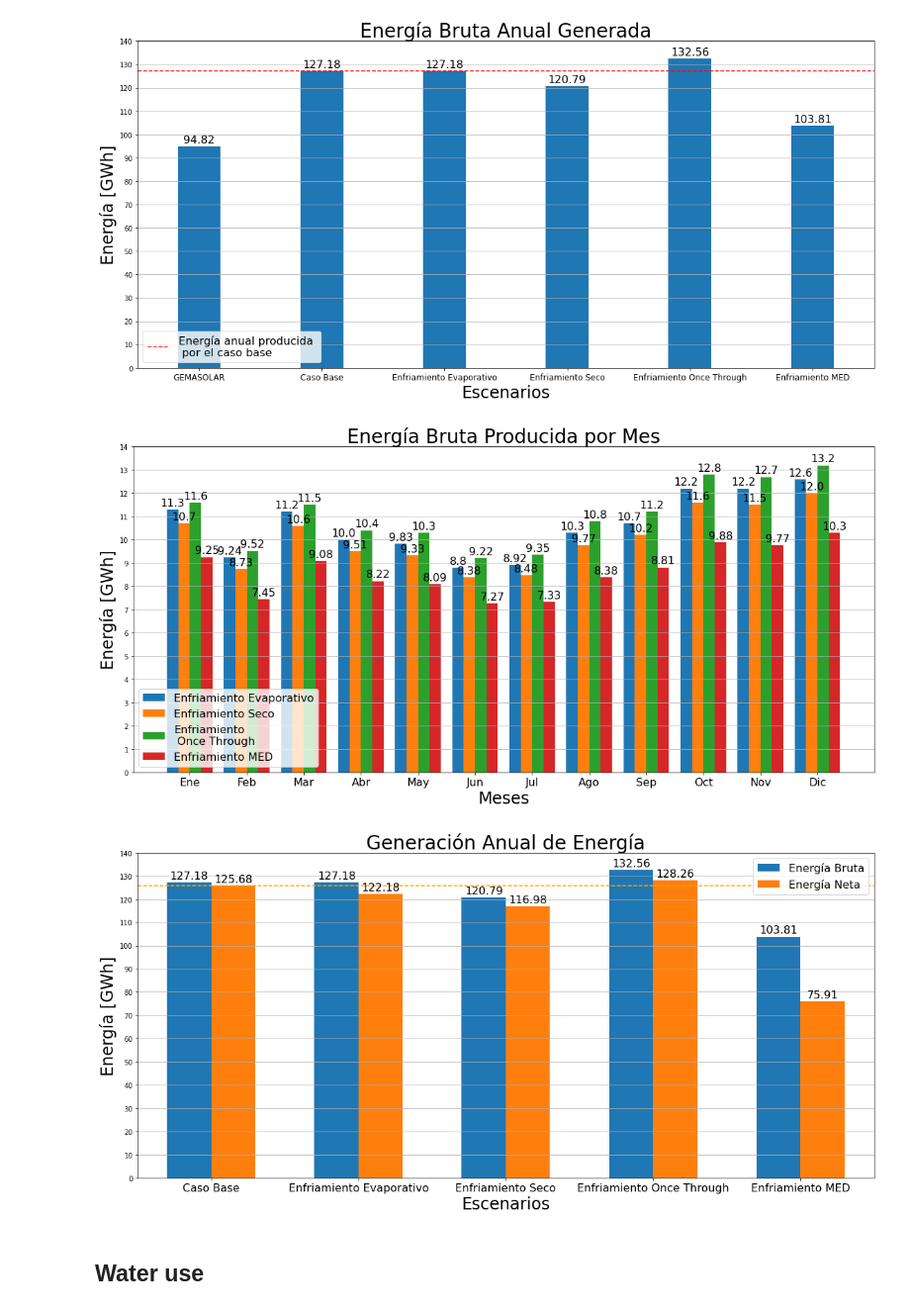
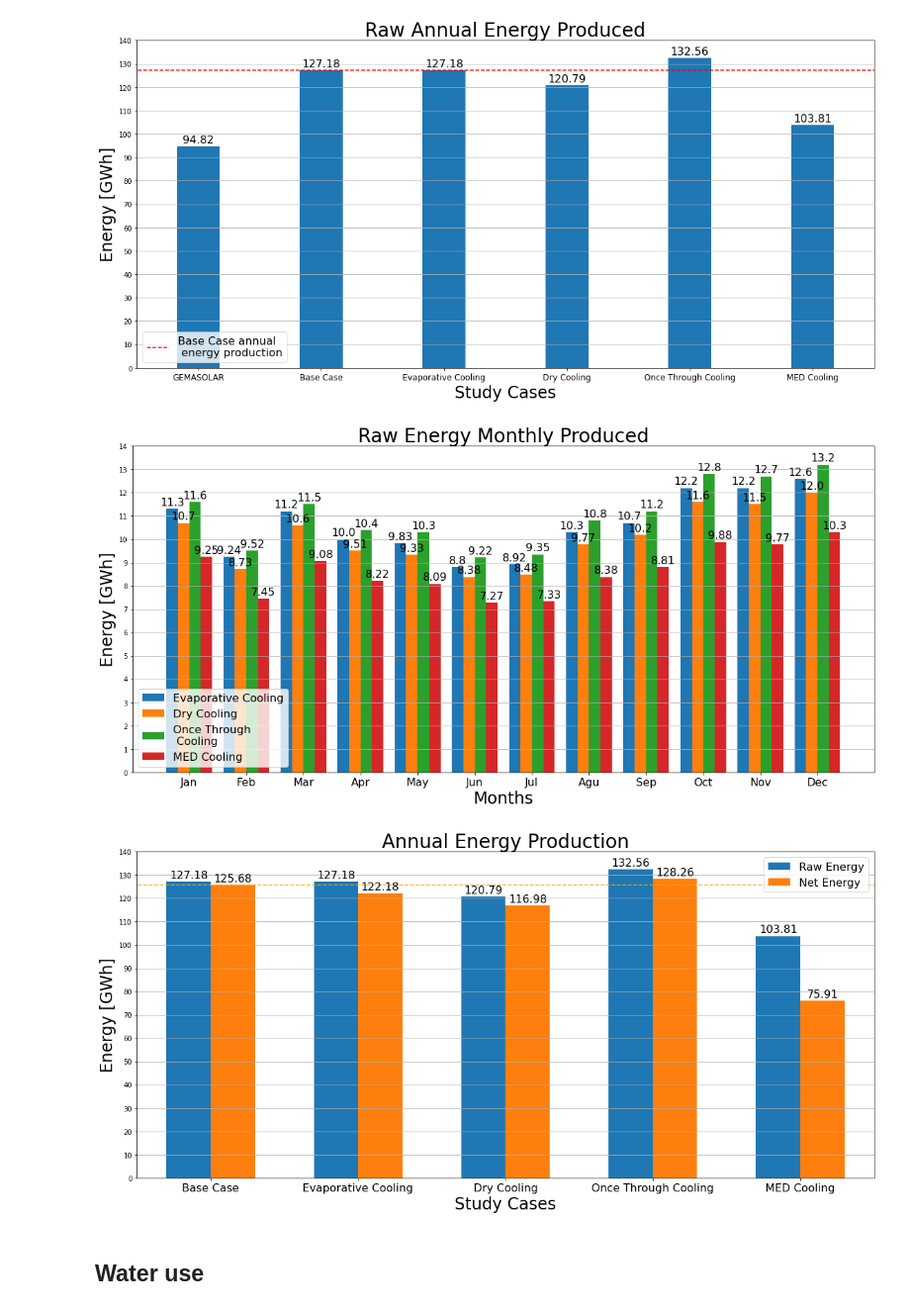
Before and after one commit to georgegacitua/CSP_data, a Jupyter notebook: CSP_comparison.ipynb, the cells around one changed output. Shown: that part at 99% size. Drawn from its saved outputs; the diff is of its cells as text; code cells hidden in the pictures.

```diff
--- a/CSP_comparison.ipynb
+++ b/CSP_comparison.ipynb
@@ -3,9 +3,8 @@ import numpy as np
 import matplotlib.pyplot as plt
 
 cases_data = np.genfromtxt("cases_comparation.csv", delimiter = ',', skip_header = 1)[:, 1:] / 1000000
-cases = ['GEMASOLAR', 'Caso Base', 'Enfriamiento Evaporativo', 'Enfriamiento Seco', 'Enfriamiento Once Through', 'Enfriamiento MED']
-months = ['Ene', 'Feb', 'Mar', 'Abr', 'May', 'Jun', 'Jul', 'Ago', 'Sep', 'Oct', 'Nov', 'Dic']
-
+cases = ['GEMASOLAR', 'Base Case', 'Evaporative Cooling', 'Dry Cooling', 'Once Through Cooling', 'MED Cooling']
+months = ['Jan', 'Feb', 'Mar', 'Apr', 'May', 'Jun', 'Jul', 'Agu', 'Sep', 'Oct', 'Nov', 'Dec']
 def autolabel(rects):
     """Attach a text label above each bar in *rects*, displaying its height."""
     for rect in rects:
@@ -24,13 +23,13 @@ width = 0.35  # the width of the bars
 fig, ax = plt.subplots(figsize=(16, 8))
 rects1 = ax.bar(x, annual_gen, width)
 ax.plot([-1, 8], [annual_gen[1], annual_gen[1]], 'r--',
-        label= 'Energía anual producida \n por el caso base'
+        label= 'Base Case annual \n energy production'
         )
 
 # Add some text for labels, title and custom x-axis tick labels, etc.
-ax.set_ylabel('Energía [GWh]', fontsize= 24)
-ax.set_xlabel('Escenarios', fontsize= 24)
-ax.set_title('Energía Bruta Anual Generada', fontsize= 28)
+ax.set_ylabel('Energy [GWh]', fontsize= 24)
+ax.set_xlabel('Study Cases', fontsize= 24)
+ax.set_title('Raw Annual Energy Produced', fontsize= 28)
 ax.set_xticks(x)
 ax.set_yticks(np.arange(0, 150, 10))
 ax.set_ylim(0, 140)
@@ -45,45 +44,45 @@ fig.tight_layout()
 plt.savefig('annual_energy_comparison.png', format='png', bbox_inches='tight')
 plt.show()
 # %% [output]
-[figure, old version]
+[figure, new version]
 # %%
 ## ONLY CHILE CASES W BASE CASE##
 x = np.arange(len(months))  # the label locations
 width = 0.2  # the width of the bars
 
 fig, ax = plt.subplots(figsize=(16, 8))
 #gemasolar = ax.bar(x - 2*width, cases_data[:, 0], width, label='Gemasolar')
 case_base = ax.bar(x - 3*width/2, cases_data[:, 1], width,
-                   label='Enfriamiento Evaporativo')
+                   label='Evaporative Cooling')
 case_a = ax.bar(x - width/2, cases_data[:, 2], width,
-                label='Enfriamiento Seco')
+                label='Dry Cooling')
 case_b = ax.bar(x + width/2, cases_data[:, 3], width,
-                label='Enfriamiento\n Once Through')
+                label='Once Through\n Cooling')
 case_c = ax.bar(x + 3*width/2, cases_data[:, 4], width,
-                label='Enfriamiento MED')
+                label='MED Cooling')
 
 # Add some text for labels, title and custom x-axis tick labels, etc.
-ax.set_ylabel('Energía [GWh]', fontsize= 24)
-ax.set_xlabel('Meses', fontsize= 24)
-ax.set_title('Energía Bruta Producida por Mes', fontsize= 28)
+ax.set_ylabel('Energy [GWh]', fontsize= 24)
+ax.set_xlabel('Months', fontsize= 24)
+ax.set_title('Raw Energy Monthly Produced', fontsize= 28)
 ax.set_xticks(x)
 ax.set_yticks(np.arange(0, 15, 1))
 ax.set_ylim(0, 14)
 ax.set_xticklabels(months, fontsize= 16)
 ax.legend(loc='lower left', fontsize= 16)
 ax.grid(axis= 'y')
 
 #autolabel(gemasolar)
 autolabel(case_base)
 autolabel(case_a)
 autolabel(case_b)
 autolabel(case_c)
 
 fig.tight_layout()
 plt.savefig('cases_comparison_w_basecase.png', format='png', bbox_inches='tight')
 plt.show()
 # %% [output]
-[figure, old version]
+[figure, new version]
 # %%
 annual_gen = [127.18, 127.18, 120.79, 132.56, 103.81]
 annual_netgen = [127.18 - 1.5, 127.18 - 5, 120.79 - 3.81, 132.56 - 4.3, 103.81 - 27.9]
@@ -92,15 +91,15 @@ x = np.arange(len(cases[1:]))  # the label locations
 width = 0.3  # the width of the bars
 
 fig, ax = plt.subplots(figsize=(16, 8))
-rects1 = ax.bar(x - width/2, annual_gen, width, label= 'Energía Bruta')
-rects2 = ax.bar(x + width/2, annual_netgen, width, label= 'Energía Neta')
+rects1 = ax.bar(x - width/2, annual_gen, width, label= 'Raw Energy')
+rects2 = ax.bar(x + width/2, annual_netgen, width, label= 'Net Energy')
 ax.plot([-1, 8], [annual_netgen[0], annual_netgen[0]], color='orange', linestyle= '--'
         )
 
 # Add some text for labels, title and custom x-axis tick labels, etc.
-ax.set_ylabel('Energía [GWh]', fontsize= 24)
-ax.set_xlabel('Escenarios', fontsize= 24)
-ax.set_title('Generación Anual de Energía', fontsize= 28)
+ax.set_ylabel('Energy [GWh]', fontsize= 24)
+ax.set_xlabel('Study Cases', fontsize= 24)
+ax.set_title('Annual Energy Production', fontsize= 28)
 ax.set_xticks(x)
 ax.set_yticks(np.arange(0, 150, 10))
 ax.set_ylim(0, 140)
@@ -116,7 +115,7 @@ fig.tight_layout()
 plt.savefig('annual_energy_parasitic.png', format='png', bbox_inches='tight')
 plt.show()
 # %% [output]
-[figure, old version]
+[figure, new version]
 # %% [markdown]
 ## Water use
 # %%
```
Also changed, not shown: parts of 3 cells of this notebook, 16 other files.
